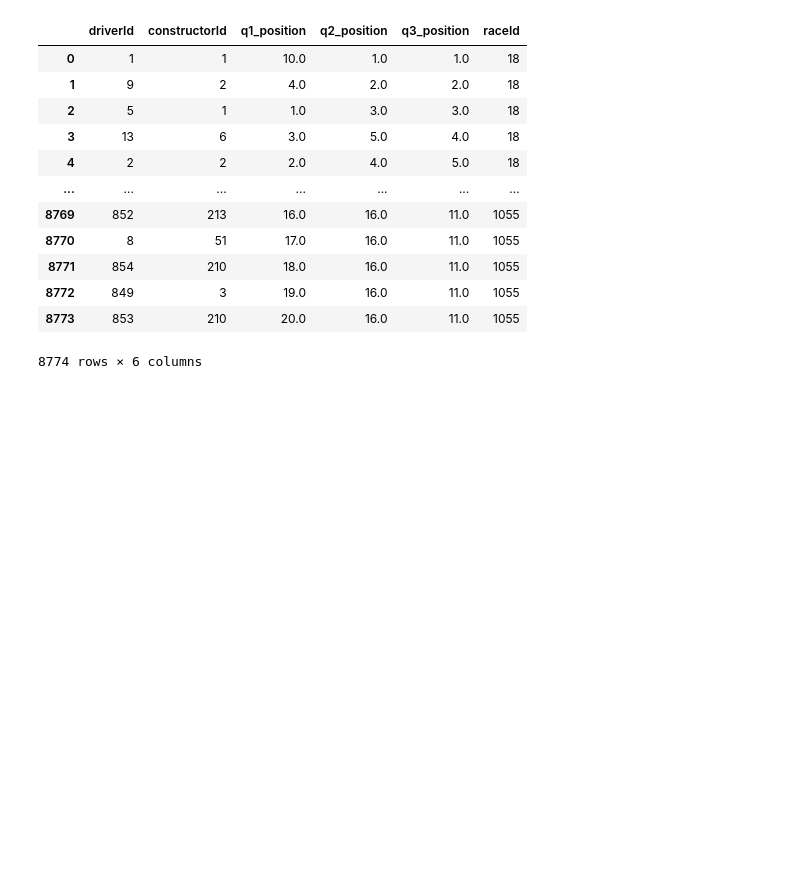
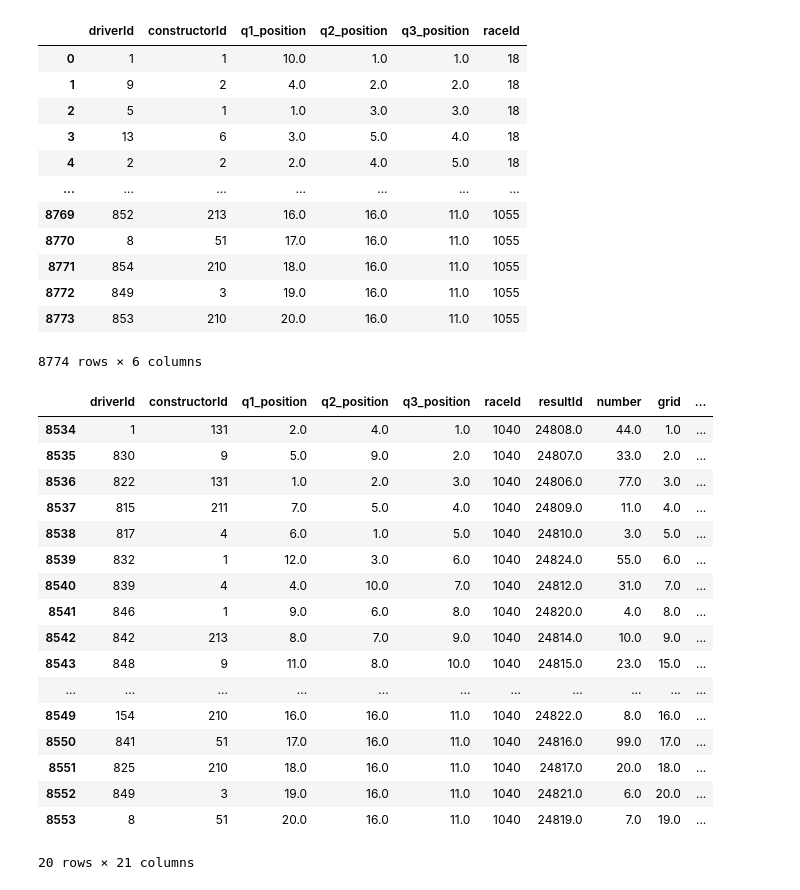
Before and after one commit to shanmu9898/f1-fantasy-predictor, a Jupyter notebook: f1_data_creator.ipynb, the cells around one changed output. Cells and saved outputs as stored; diff of their text form; code cells hidden in the pictures; blank space fills up the shorter version.

```diff
--- a/f1_data_creator.ipynb
+++ b/f1_data_creator.ipynb
@@ -105,3 +106,31 @@ qualifying
 | 8772 | 849 | 3 | 19.0 | 16.0 | 11.0 | 1055 |
 | 8773 | 853 | 210 | 20.0 | 16.0 | 11.0 | 1055 |
 8774 rows × 6 columns
+# %%
+quali_w_results = qualifying.merge(
+    race_results,
+    on=["raceId", "driverId", "constructorId"],
+    how="left"
+)
+# %%
+# quali_results = quali_results.drop(["resultId", ""])
+quali_w_results[quali_w_results.raceId == 1040]
+# %% [output]
+|  | driverId | constructorId | q1_position | q2_position | q3_position | raceId | resultId | number | grid | ... |
+| 8534 | 1 | 131 | 2.0 | 4.0 | 1.0 | 1040 | 24808.0 | 44.0 | 1.0 | ... |
+| 8535 | 830 | 9 | 5.0 | 9.0 | 2.0 | 1040 | 24807.0 | 33.0 | 2.0 | ... |
+| 8536 | 822 | 131 | 1.0 | 2.0 | 3.0 | 1040 | 24806.0 | 77.0 | 3.0 | ... |
+| 8537 | 815 | 211 | 7.0 | 5.0 | 4.0 | 1040 | 24809.0 | 11.0 | 4.0 | ... |
+| 8538 | 817 | 4 | 6.0 | 1.0 | 5.0 | 1040 | 24810.0 | 3.0 | 5.0 | ... |
+| 8539 | 832 | 1 | 12.0 | 3.0 | 6.0 | 1040 | 24824.0 | 55.0 | 6.0 | ... |
+| 8540 | 839 | 4 | 4.0 | 10.0 | 7.0 | 1040 | 24812.0 | 31.0 | 7.0 | ... |
+| 8541 | 846 | 1 | 9.0 | 6.0 | 8.0 | 1040 | 24820.0 | 4.0 | 8.0 | ... |
+| 8542 | 842 | 213 | 8.0 | 7.0 | 9.0 | 1040 | 24814.0 | 10.0 | 9.0 | ... |
+| 8543 | 848 | 9 | 11.0 | 8.0 | 10.0 | 1040 | 24815.0 | 23.0 | 15.0 | ... |
+| ... | ... | ... | ... | ... | ... | ... | ... | ... | ... | ... |
+| 8549 | 154 | 210 | 16.0 | 16.0 | 11.0 | 1040 | 24822.0 | 8.0 | 16.0 | ... |
+| 8550 | 841 | 51 | 17.0 | 16.0 | 11.0 | 1040 | 24816.0 | 99.0 | 17.0 | ... |
+| 8551 | 825 | 210 | 18.0 | 16.0 | 11.0 | 1040 | 24817.0 | 20.0 | 18.0 | ... |
+| 8552 | 849 | 3 | 19.0 | 16.0 | 11.0 | 1040 | 24821.0 | 6.0 | 20.0 | ... |
+| 8553 | 8 | 51 | 20.0 | 16.0 | 11.0 | 1040 | 24819.0 | 7.0 | 19.0 | ... |
+20 rows × 21 columns
```
Also changed, not shown: parts of 13 cells of this notebook, 1 other file.
